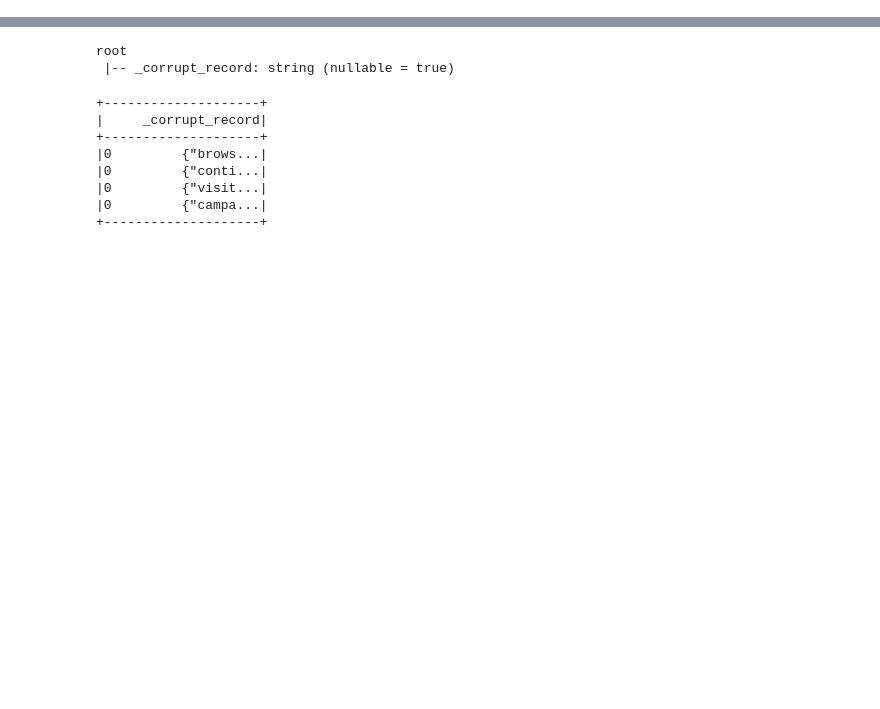
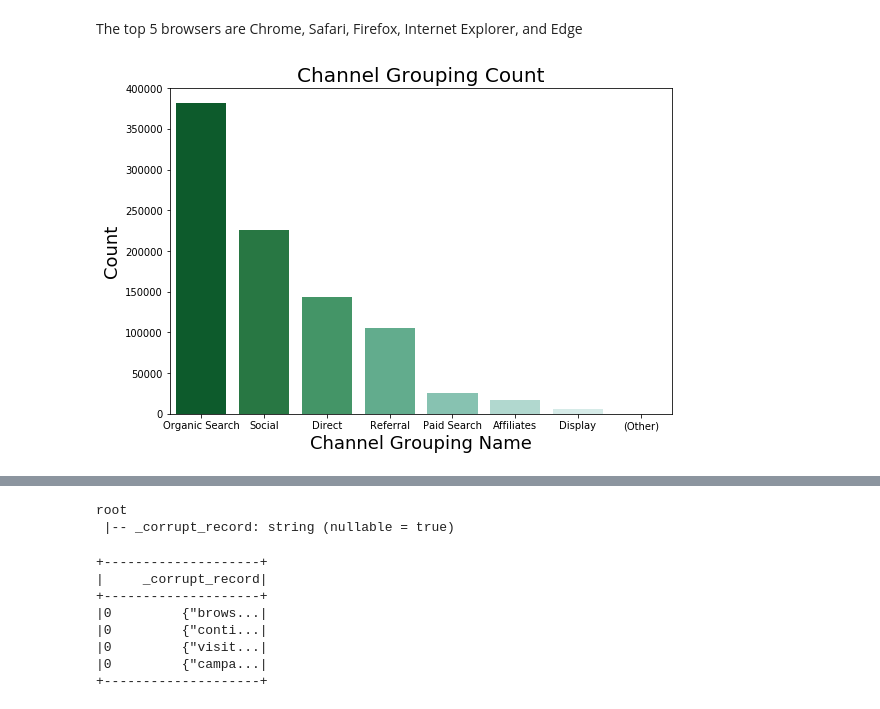
Before and after one commit to HuangChinYen/Project---Google-Analytics-Customer-Revenue, a Jupyter notebook: BigData.ipynb, the cells around one changed output, grey strips where cells are left out. Saved outputs shown, nothing was run; the diff lists cells and outputs as text; code cells hidden in the pictures; blank space fills up the shorter version.

```diff
--- a/BigData.ipynb
+++ b/BigData.ipynb
@@ -188,0 +301,16 @@ KeyError: 'device'
+# %% [markdown]
+The top 5 browsers are Chrome, Safari, Firefox, Internet Explorer, and Edge
+# %%
+# seting the graph size
+plt.figure(figsize=(9,6))
+channel_order = dataNew2["channelGrouping"].value_counts().sort_values(ascending=False).index
+
+sns.countplot(dataNew2["channelGrouping"], order=channel_order, palette='BuGn_r')
+#Paired, Set2, hls
+plt.title("Channel Grouping Count", fontsize=20) # seting the title size
+plt.xlabel("Channel Grouping Name", fontsize=18) # seting the x label size
+plt.ylabel("Count", fontsize=18) # seting the y label size
+
+plt.show()
+# %% [output]
+[figure, added]
```
Also changed, not shown: parts of 106 cells of this notebook, 1 other file.
